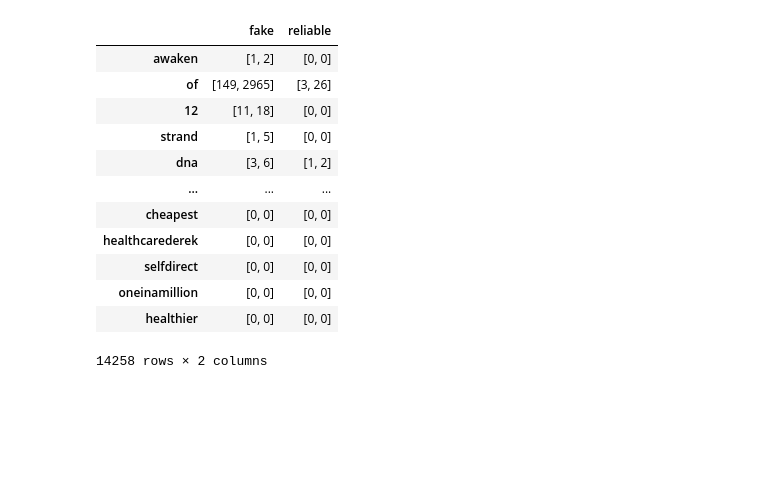
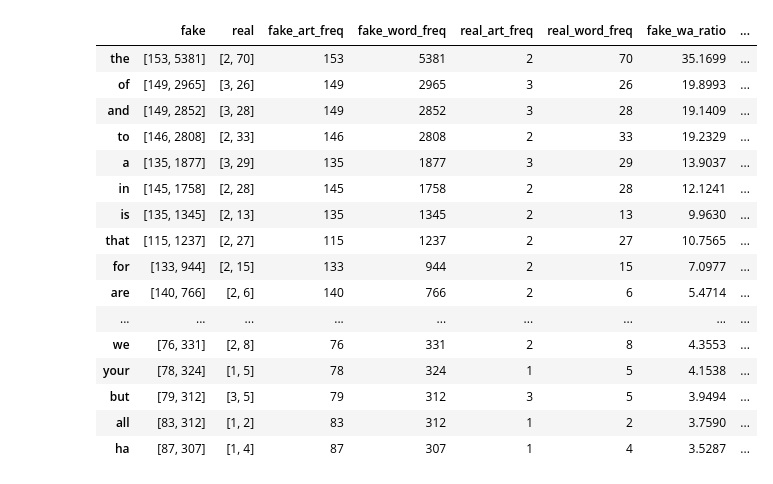
Before and after one commit to vicjuhl/fake-news, a Jupyter notebook: src/word_article_statistics.ipynb, the cells around one changed output. Cells and saved outputs as stored; diff of their text form; code cells hidden in the pictures; blank space fills up the shorter version.

```diff
--- a/src/word_article_statistics.ipynb
+++ b/src/word_article_statistics.ipynb
@@ -25,16 +20,50 @@ df = df.applymap(lambda x: [0,0] if x is np.nan else x)
+# %%
+# filtering for fake and reliable and replacing NaN with [0,0]
+df = df_json.copy()
+df = df.filter(items=['fake', 'reliable'], axis=1)
+df = df.rename(columns={'reliable':'real'})
+df = df.applymap(lambda x: [0,0] if x is np.nan else x)
+
+# unpacking tuples in columns fake and real
+df['fake_art_freq'], df['fake_word_freq'] = zip(*df.fake)
+df['real_art_freq'], df['real_word_freq'] = zip(*df.real)
+df = df[df.real_word_freq != 0] # step 1: reduces from 14258 rows to 507 rows
+df = df[df.fake_word_freq != 0] # step 2: reduces from 507 rows to 375 rows
+
+df['fake_wa_ratio'] = round(df['fake_word_freq'] / df['fake_art_freq'],4)
+df['real_wa_ratio'] = round(df['real_word_freq'] / df['real_art_freq'],4)
+
+df['total_word_freq'] = df.fake_word_freq + df.real_word_freq
+
+df = df.sort_values(by='total_word_freq', ascending=False)
+
+#df["freq"] = round(df.iloc[:,0:9].sum(axis=1))
+#df["freq_binary"] = df.fake + df.reliable
+#df["ratio_binary"] = round(df.fake/df.reliable,4)
+#df["score_binary"] = df.fake - df.reliable
+#df = df.sort_values(by='freq_binary', ascending=False)
+#df = df.sort_values(by='score_binary', ascending=False)
+
+#print(f"Count of tokens when looking at all article types:          {len(df)}")
+#df = df[df.freq_binary != 0]
+#print(f"Count of tokens when looking only at 'fake' and 'reliable': {len(df)}")
 # %%
-df
+df[:30]
 # %% [output]
-|  | fake | reliable |
-| awaken | [1, 2] | [0, 0] |
-| of | [149, 2965] | [3, 26] |
-| 12 | [11, 18] | [0, 0] |
-| strand | [1, 5] | [0, 0] |
-| dna | [3, 6] | [1, 2] |
-| ... | ... | ... |
-| cheapest | [0, 0] | [0, 0] |
-| healthcarederek | [0, 0] | [0, 0] |
-| selfdirect | [0, 0] | [0, 0] |
-| oneinamillion | [0, 0] | [0, 0] |
-| healthier | [0, 0] | [0, 0] |
+|  | fake | real | fake_art_freq | fake_word_freq | real_art_freq | real_word_freq | fake_wa_ratio | ... |
+| the | [153, 5381] | [2, 70] | 153 | 5381 | 2 | 70 | 35.1699 | ... |
+| of | [149, 2965] | [3, 26] | 149 | 2965 | 3 | 26 | 19.8993 | ... |
+| and | [149, 2852] | [3, 28] | 149 | 2852 | 3 | 28 | 19.1409 | ... |
+| to | [146, 2808] | [2, 33] | 146 | 2808 | 2 | 33 | 19.2329 | ... |
+| a | [135, 1877] | [3, 29] | 135 | 1877 | 3 | 29 | 13.9037 | ... |
+| in | [145, 1758] | [2, 28] | 145 | 1758 | 2 | 28 | 12.1241 | ... |
+| is | [135, 1345] | [2, 13] | 135 | 1345 | 2 | 13 | 9.9630 | ... |
+| that | [115, 1237] | [2, 27] | 115 | 1237 | 2 | 27 | 10.7565 | ... |
+| for | [133, 944] | [2, 15] | 133 | 944 | 2 | 15 | 7.0977 | ... |
+| are | [140, 766] | [2, 6] | 140 | 766 | 2 | 6 | 5.4714 | ... |
+| ... | ... | ... | ... | ... | ... | ... | ... | ... |
+| we | [76, 331] | [2, 8] | 76 | 331 | 2 | 8 | 4.3553 | ... |
+| your | [78, 324] | [1, 5] | 78 | 324 | 1 | 5 | 4.1538 | ... |
+| but | [79, 312] | [3, 5] | 79 | 312 | 3 | 5 | 3.9494 | ... |
+| all | [83, 312] | [1, 2] | 83 | 312 | 1 | 2 | 3.7590 | ... |
+| ha | [87, 307] | [1, 4] | 87 | 307 | 1 | 4 | 3.5287 | ... |
-14258 rows × 2 columns
```
Also changed, not shown: parts of 9 cells of this notebook, 1 other file.
